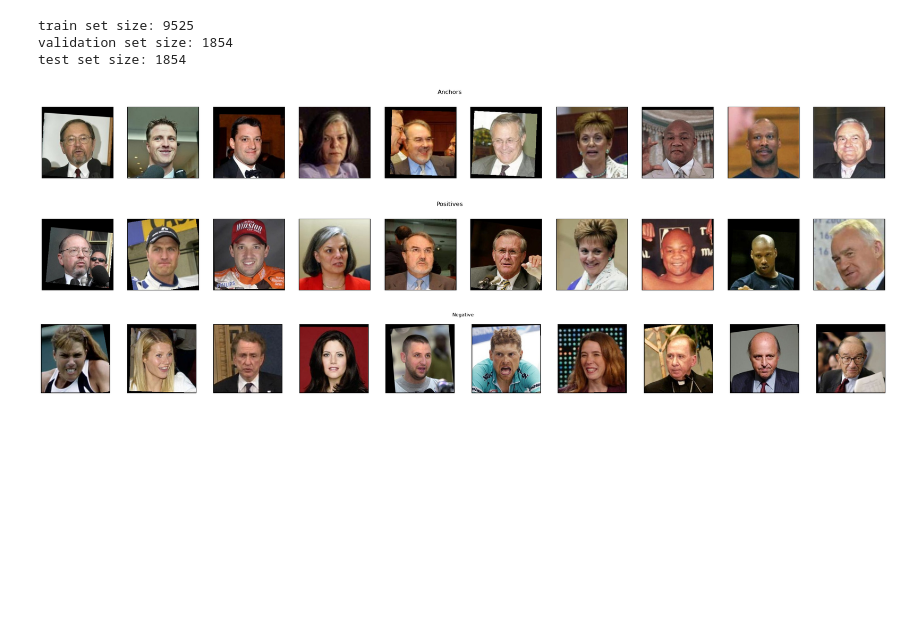
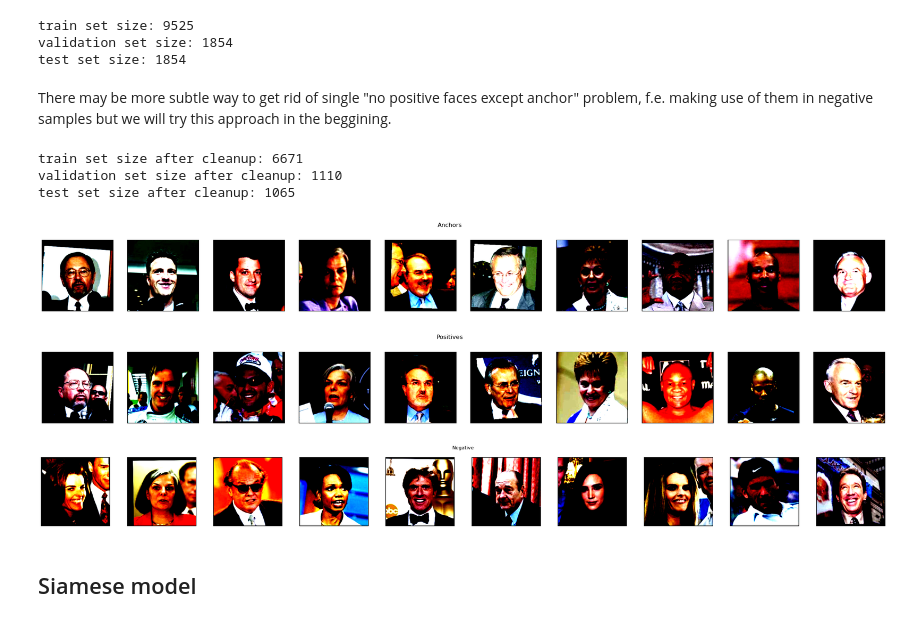
Before and after one commit to FreddieHorn/CudaVisionWS23, a Jupyter notebook: Assignment7/assignment7.ipynb, the cells around one changed output. Saved outputs shown, nothing was run; the diff lists cells and outputs as text; code cells hidden in the pictures; blank space fills up the shorter version.

```diff
--- a/Assignment7/assignment7.ipynb
+++ b/Assignment7/assignment7.ipynb
@@ -31,6 +31,7 @@ Our config: {'BATCH_SIZE': 64, 'NUM_EPOCHS': 10, 'LR': '3e-4'}
 LFWPeople_tf = transforms.Compose([
         transforms.ToTensor(),
         transforms.Pad(2),
+        transforms.Normalize([0.485, 0.456, 0.406], [0.229, 0.224, 0.225]),
     ])
 # %%
 train_dataset = datasets.LFWPeople(root='./data', transform=LFWPeople_tf, split="train",download=True)
@@ -101,29 +102,48 @@ class TripletDataset:
 tri_train_dataset = TripletDataset(train_dataset)
 tri_val_dataset = TripletDataset(val_dataset)
 tri_test_dataset = TripletDataset(test_dataset)
+# %% [markdown]
+There may be more subtle way to get rid of single "no positive faces except anchor" problem, f.e. making use of them in negative samples but we will try this approach in the beggining.
+# %%
+print(f"train set size after cleanup: {len(tri_train_dataset)}")
+print(f"validation set size after cleanup: {len(tri_val_dataset)}")
+print(f"test set size after cleanup: {len(tri_test_dataset)}")
+# %% [output]
+train set size after cleanup: 6671
+validation set size after cleanup: 1110
+test set size after cleanup: 1065
+# %%
+def clip_img(img):
+    maxValue = np.amax(img)
+    minValue = np.amin(img)
+    img = np.clip(img, 0, 1)
+    return img
 # %%
 fig_anchors, anchors = plt.subplots(1, 10, figsize=(30,3))
 fig_pos, positives = plt.subplots(1, 10, figsize=(30,3))
 fig_neg, negatives = plt.subplots(1, 10, figsize=(30,3))
 for i in range(10):
     try:
         (anchor, positive, negative), _ = tri_val_dataset[i]
         anchor = anchor.numpy().reshape(3,254,254).transpose(1, 2, 0)
         positive = positive.numpy().reshape(3,254,254).transpose(1, 2, 0)
         negative = negative.numpy().reshape(3,254,254).transpose(1, 2, 0)
+        anchor = clip_img(anchor)
+        positive = clip_img(positive)
+        negative = clip_img(negative)
         anchors[i].imshow(anchor)
         anchors[i].axis("off")
         positives[i].imshow(positive)
         positives[i].axis("off")
         negatives[i].imshow(negative)
         negatives[i].axis("off")
     except ValueError:
         continue
 fig_anchors.suptitle("Anchors")
 fig_pos.suptitle("Positives")
 fig_neg.suptitle("Negative")
 plt.tight_layout()
 # %% [output]
-[figure, old version]
+[figure, new version]
-[figure, old version]
+[figure, new version]
-[figure, old version]
+[figure, new version]
@@ -129,0 +156,2 @@ plt.tight_layout()
+# %% [markdown]
+## Siamese model
```
Also changed, not shown: parts of 15 cells of this notebook.
